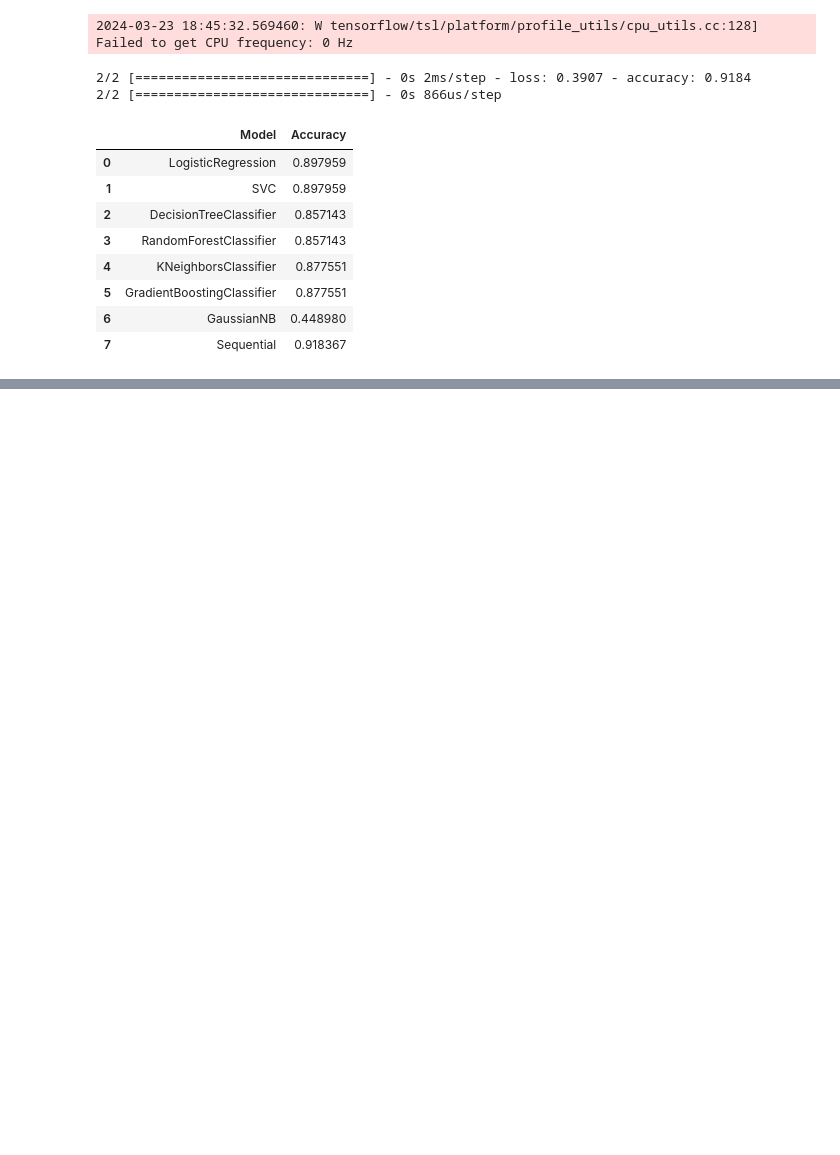
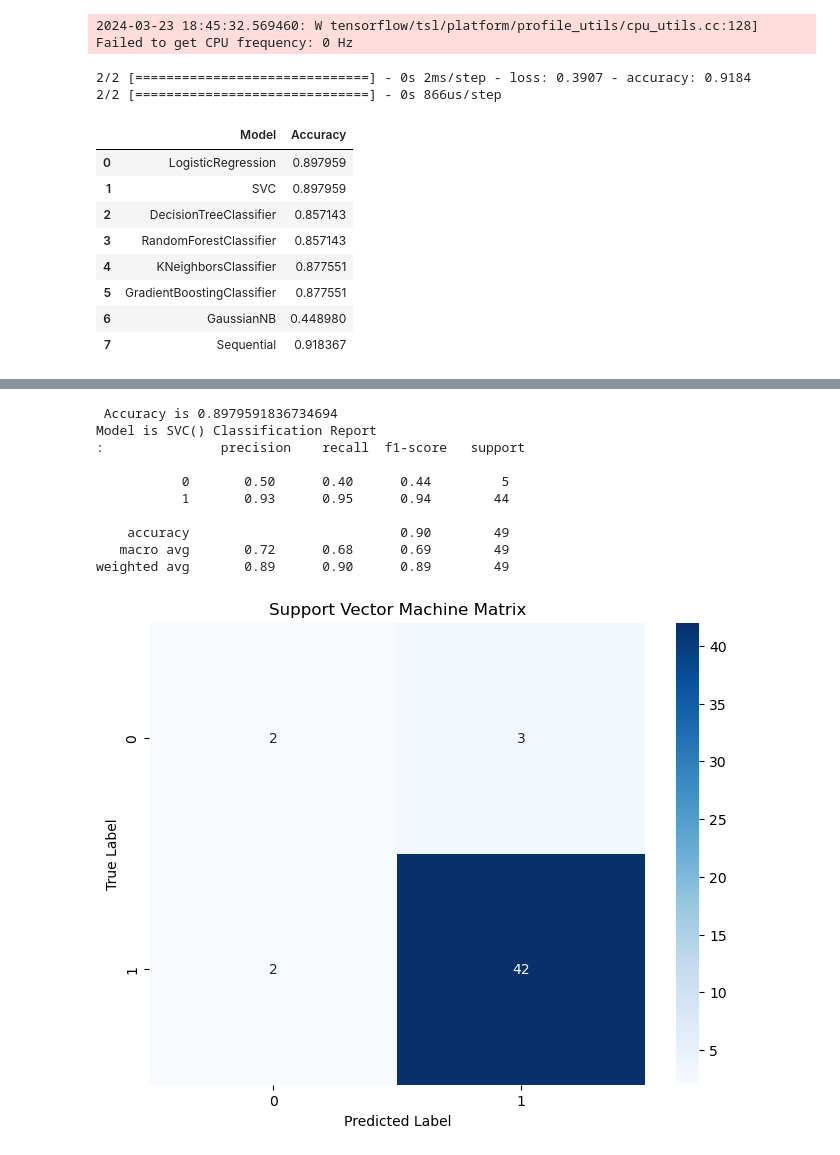
Before and after one commit to MaukanMir/Orange-Quality-Classifier, a Jupyter notebook: training.ipynb, the cells around one changed output, grey strips where cells are left out. Cells and saved outputs as stored; diff of their text form; code cells hidden in the pictures; blank space fills up the shorter version.

```diff
--- a/training.ipynb
+++ b/training.ipynb
@@ -301,0 +356,28 @@ LR = LogisticRegression()
+# %%
+SVC= SVC()
+
+SVC.fit(X_train_scaled, y_train)
+predictions = SVC.predict(X_test_scaled)
+accuracy = accuracy_score(y_test, predictions)
+print(f" Accuracy is {accuracy}")
+print(f"Model is {SVC} Classification Report\n: {classification_report(y_test, predictions)}")
+
+cm = confusion_matrix(y_test, predictions)
+plt.figure(figsize=(8,6))
+sns.heatmap(data=cm, fmt="g", cmap="Blues", annot=True)
+plt.title("Support Vector Machine Matrix")
+plt.xlabel("Predicted Label")
+plt.ylabel("True Label")
+plt.show()
+# %% [output]
+ Accuracy is 0.8979591836734694
+Model is SVC() Classification Report
+:               precision    recall  f1-score   support
+
+           0       0.50      0.40      0.44         5
+           1       0.93      0.95      0.94        44
+
+    accuracy                           0.90        49
+   macro avg       0.72      0.68      0.69        49
+weighted avg       0.89      0.90      0.89        49
+[figure, added]
```
Also changed, not shown: parts of 4 cells of this notebook.
